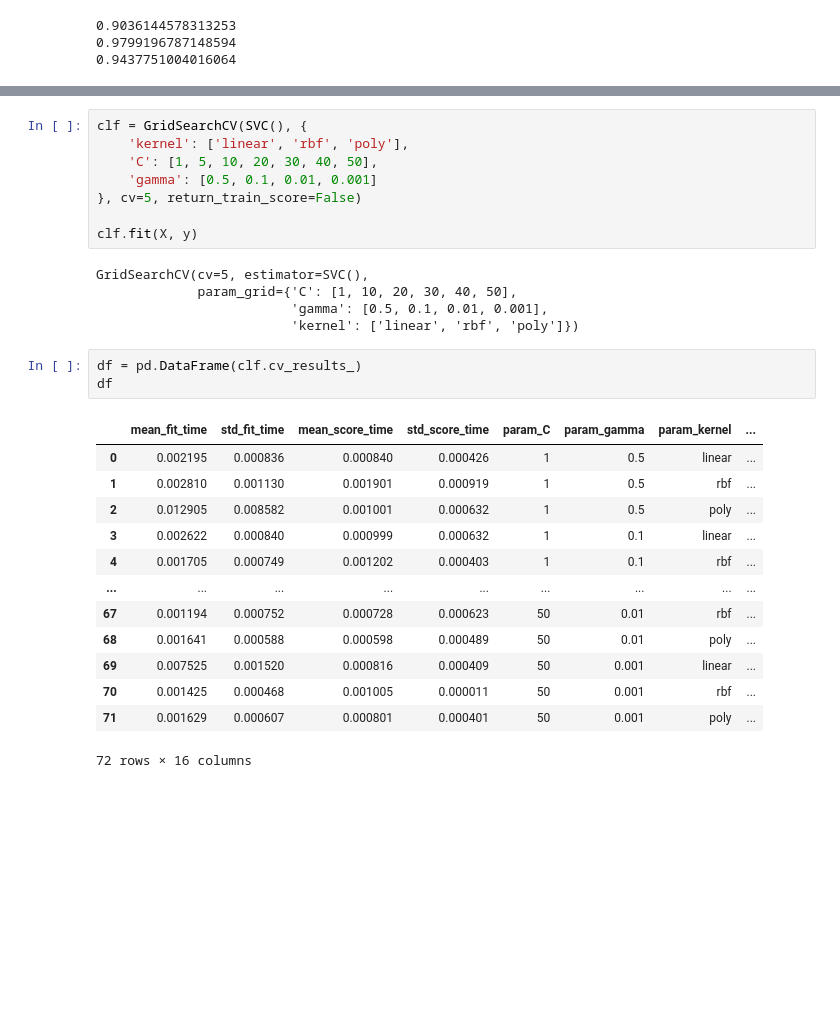
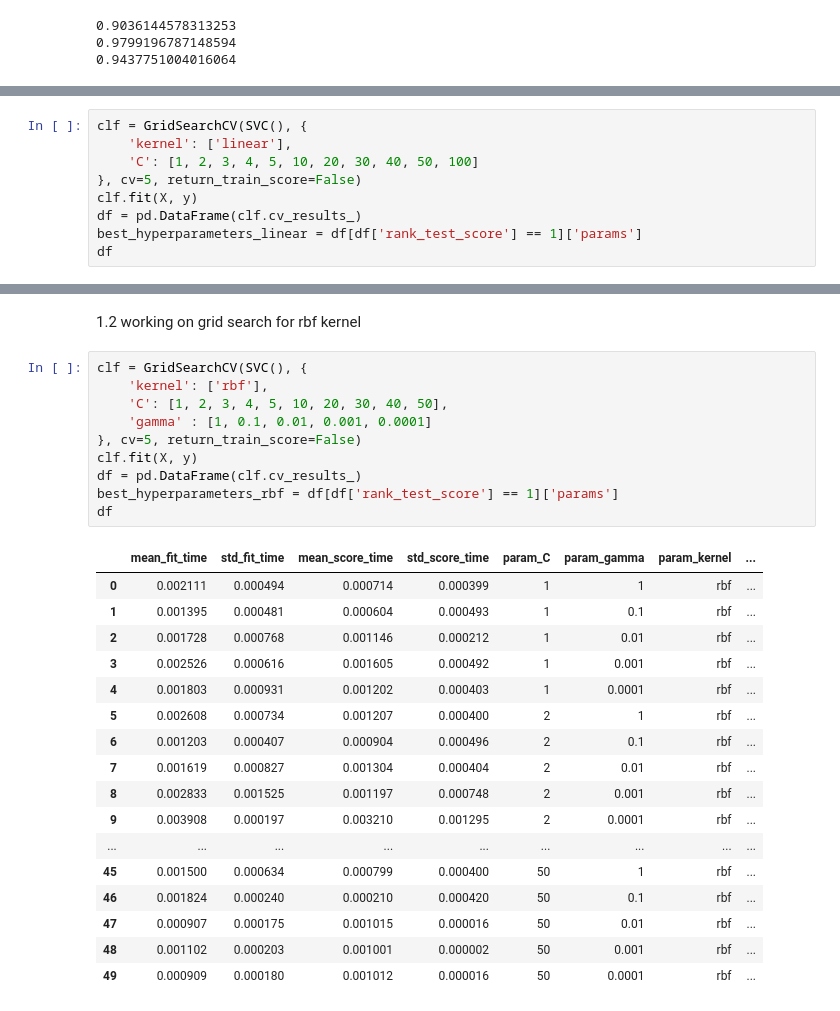
Before and after one commit to djolodjolo23/machine_learning_a3, a Jupyter notebook: Exercise1.ipynb, the cells around one changed output, grey strips where cells are left out. Cells and saved outputs as stored; diff of their text form; blank space fills up the shorter version.

Commit message:
working on Exercise1. Kernels initiated, the data should be validated next.

```diff
--- a/Exercise1.ipynb
+++ b/Exercise1.ipynb
@@ -52,0 +55,9 @@ for kernel in kernels:
+# %%
+clf = GridSearchCV(SVC(), {
+    'kernel': ['linear'],
+    'C': [1, 2, 3, 4, 5, 10, 20, 30, 40, 50, 100]
+}, cv=5, return_train_score=False)
+clf.fit(X, y)
+df = pd.DataFrame(clf.cv_results_)
+best_hyperparameters_linear = df[df['rank_test_score'] == 1]['params']
+df
@@ -53,30 +77,30 @@ for kernel in kernels:
+# %% [markdown]
+1.2 working on grid search for rbf kernel
 # %%
 clf = GridSearchCV(SVC(), {
-    'kernel': ['linear', 'rbf', 'poly'],
-    'C': [1, 5, 10, 20, 30, 40, 50],
-    'gamma': [0.5, 0.1, 0.01, 0.001]
+    'kernel': ['rbf'],
+    'C': [1, 2, 3, 4, 5, 10, 20, 30, 40, 50],
+    'gamma' : [1, 0.1, 0.01, 0.001, 0.0001]
 }, cv=5, return_train_score=False)
-
 clf.fit(X, y)
+df = pd.DataFrame(clf.cv_results_)
+best_hyperparameters_rbf = df[df['rank_test_score'] == 1]['params']
+df
 # %% [output]
-GridSearchCV(cv=5, estimator=SVC(),
-             param_grid={'C': [1, 10, 20, 30, 40, 50],
-                         'gamma': [0.5, 0.1, 0.01, 0.001],
-                         'kernel': ['linear', 'rbf', 'poly']})
+|  | mean_fit_time | std_fit_time | mean_score_time | std_score_time | param_C | param_gamma | param_kernel | ... |
+| 0 | 0.002111 | 0.000494 | 0.000714 | 0.000399 | 1 | 1 | rbf | ... |
+| 1 | 0.001395 | 0.000481 | 0.000604 | 0.000493 | 1 | 0.1 | rbf | ... |
+| 2 | 0.001728 | 0.000768 | 0.001146 | 0.000212 | 1 | 0.01 | rbf | ... |
+| 3 | 0.002526 | 0.000616 | 0.001605 | 0.000492 | 1 | 0.001 | rbf | ... |
+| 4 | 0.001803 | 0.000931 | 0.001202 | 0.000403 | 1 | 0.0001 | rbf | ... |
+| 5 | 0.002608 | 0.000734 | 0.001207 | 0.000400 | 2 | 1 | rbf | ... |
+| 6 | 0.001203 | 0.000407 | 0.000904 | 0.000496 | 2 | 0.1 | rbf | ... |
+| 7 | 0.001619 | 0.000827 | 0.001304 | 0.000404 | 2 | 0.01 | rbf | ... |
+| 8 | 0.002833 | 0.001525 | 0.001197 | 0.000748 | 2 | 0.001 | rbf | ... |
+| 9 | 0.003908 | 0.000197 | 0.003210 | 0.001295 | 2 | 0.0001 | rbf | ... |
+| ... | ... | ... | ... | ... | ... | ... | ... | ... |
+| 45 | 0.001500 | 0.000634 | 0.000799 | 0.000400 | 50 | 1 | rbf | ... |
+| 46 | 0.001824 | 0.000240 | 0.000210 | 0.000420 | 50 | 0.1 | rbf | ... |
+| 47 | 0.000907 | 0.000175 | 0.001015 | 0.000016 | 50 | 0.01 | rbf | ... |
+| 48 | 0.001102 | 0.000203 | 0.001001 | 0.000002 | 50 | 0.001 | rbf | ... |
+| 49 | 0.000909 | 0.000180 | 0.001012 | 0.000016 | 50 | 0.0001 | rbf | ... |
-# %%
-df = pd.DataFrame(clf.cv_results_)
-df
-# %% [output]
-|  | mean_fit_time | std_fit_time | mean_score_time | std_score_time | param_C | param_gamma | param_kernel | ... |
-| 0 | 0.002195 | 0.000836 | 0.000840 | 0.000426 | 1 | 0.5 | linear | ... |
-| 1 | 0.002810 | 0.001130 | 0.001901 | 0.000919 | 1 | 0.5 | rbf | ... |
-| 2 | 0.012905 | 0.008582 | 0.001001 | 0.000632 | 1 | 0.5 | poly | ... |
-| 3 | 0.002622 | 0.000840 | 0.000999 | 0.000632 | 1 | 0.1 | linear | ... |
-| 4 | 0.001705 | 0.000749 | 0.001202 | 0.000403 | 1 | 0.1 | rbf | ... |
-| ... | ... | ... | ... | ... | ... | ... | ... | ... |
-| 67 | 0.001194 | 0.000752 | 0.000728 | 0.000623 | 50 | 0.01 | rbf | ... |
-| 68 | 0.001641 | 0.000588 | 0.000598 | 0.000489 | 50 | 0.01 | poly | ... |
-| 69 | 0.007525 | 0.001520 | 0.000816 | 0.000409 | 50 | 0.001 | linear | ... |
-| 70 | 0.001425 | 0.000468 | 0.001005 | 0.000011 | 50 | 0.001 | rbf | ... |
-| 71 | 0.001629 | 0.000607 | 0.000801 | 0.000401 | 50 | 0.001 | poly | ... |
-72 rows × 16 columns
```
Also changed, not shown: parts of 7 cells of this notebook.
